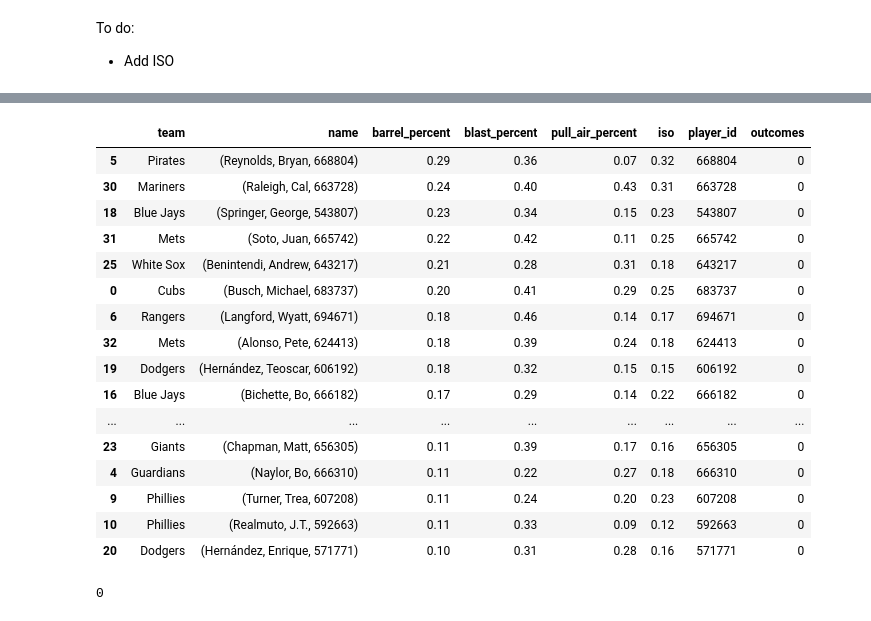
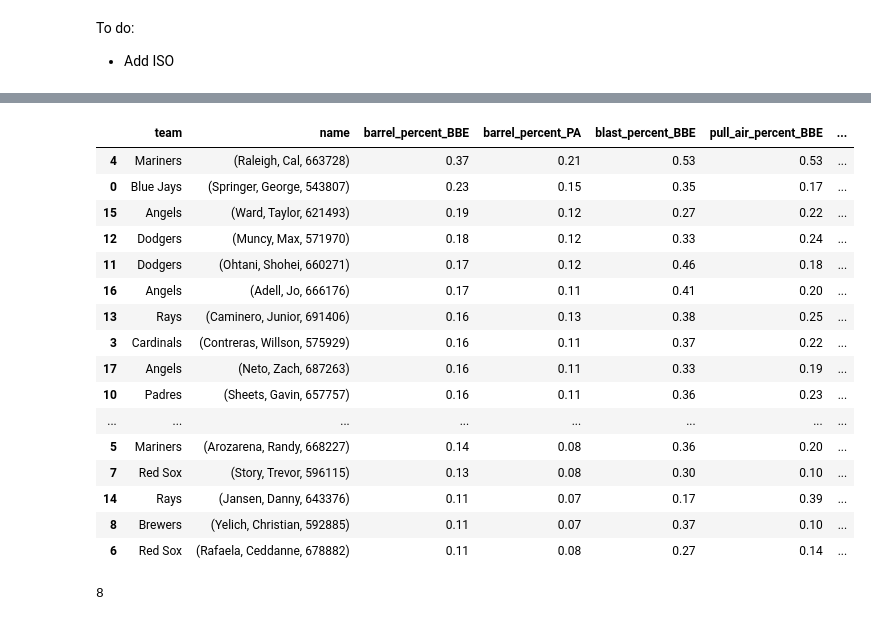
Before and after one commit to ayzhu-7/mlb_hitting_project, a Jupyter notebook: Baseball_Stat_Investigation.ipynb, the cells around one changed output, grey strips where cells are left out. Drawn from its saved outputs; the diff is of its cells as text; code cells hidden in the pictures.

Commit message:
added some backtesting data

```diff
--- a/Baseball_Stat_Investigation.ipynb
+++ b/Baseball_Stat_Investigation.ipynb
@@ -22,8 +22,9 @@ pd.set_option('display.float_format', '{:.2f}'.format)
 team_ids = [138, 140, 145, 110, 111, 144, 158, 143, 133, 141, 108, 114, 115, 121, 137, 146, 116, 118, 139, 117, 113, 112, 142, 136, 120, 109, 134, 135, 147, 119]
 # %%
 # Update roster player ids
-reload = True
+reload = False
 if reload:
     player_id_mapping = map_player_ids(team_ids)
+    player_id_mapping.to_csv('player_id_mapping.csv', index=False)
 else:
     player_id_mapping = pd.read_csv('player_id_mapping.csv')
@@ -112,19 +89,19 @@ fa1d935c1d67073458a1f970bc434075
 pitcher_barrels = statcast_pitcher_exitvelo_barrels(2025)
 # %%
 start_date = (date.today() + pd.DateOffset(days=-30)).strftime('%Y-%m-%d')
+print("start date: ", start_date)
 # start_date = '2025-05-01'
 end_date = today
+print("end date: ", end_date)
 # end_date = '2025-06-03'
 pitcher_ids = get_starting_ids(days_offset=days_offset)
 pitcher_id_nos = [p[0] for p in pitcher_ids]
-starters_data = {}
 pitchers_arsenals = {}
 pitcher_opponents = {}
 pitcher_games = {}
 for id, opposing_team, game_id in pitcher_ids:
     pitcher_data = statcast_pitcher(start_dt=start_date, end_dt=end_date,player_id=id)
     pitcher_opponents[id] = opposing_team
-    starters_data[id] = pitcher_data.copy()
     pitcher_games[id] = game_id
     pitchers_arsenals[id] = {'R': get_pitch_arsenal(pitcher_data, 'R'), 'L': get_pitch_arsenal(pitcher_data, 'L')}
 # %% [output]
@@ -244,7 +217,7 @@ def get_hitter_barrels(hitter_barrels, hitter_ids, start_date, end_date, pitch_m
     hitter_barrels_copy['barrel_percentage'] = hitter_barrels_copy.apply(lambda row: get_barrel_pcts(row['barrel_data']), axis=1)
     hitter_barrels_copy['barrel_qual'] = hitter_barrels_copy['barrel_percentage'].apply(lambda x: check_barrel_pcts(x))
     # print(hitter_barrels_copy['barrel_qual'])
-    filtered = hitter_barrels_copy[hitter_barrels_copy['barrel_qual'].apply(lambda x: x != [0,0,0,0])].copy()
+    filtered = hitter_barrels_copy[hitter_barrels_copy['barrel_qual'].apply(lambda x: x != [0,0,0,0,0,0,0])].copy()
     # print(filtered)
     if len(filtered) > 3:
         # Create a new column with just the first element
@@ -304,18 +271,28 @@ all_keys = {}
 teams = []
 names = []
 barrels = []
+barrels_pa = []
 blasts = []
 pull_air = []
 iso = []
+total_bbe = []
+hitter_side = []
+new_batters_ids = []
+new_batters_names = []
 for index, row in hitter_pitcher_df.iterrows():
     for key in row['hitter_barrels']:
-        all_keys[(row['hitter_team'], key)] = [f"{float(val):.3f}" for val in row['hitter_barrels'][key]]
+        all_keys[(row['hitter_team'], key)] = [f"{float(val):.3f}" for val in row['hitter_barrels'][key] if val not in ['L','R']]
         teams.append(row['hitter_team'])
         names.append(key)
         barrels.append(row['hitter_barrels'][key][0])
-        blasts.append(row['hitter_barrels'][key][1])
-        pull_air.append(row['hitter_barrels'][key][2])
-        iso.append(row['hitter_barrels'][key][3])
+        barrels_pa.append(row['hitter_barrels'][key][1])
+        blasts.append(row['hitter_barrels'][key][2])
+        pull_air.append(row['hitter_barrels'][key][3])
+        iso.append(row['hitter_barrels'][key][4])
+        total_bbe.append(row['hitter_barrels'][key][6])
+        hitter_side.append(row['hitter_barrels'][key][5])
+        new_batters_ids.append(key[1])
+        new_batters_names.append(key[0])
 sorted_batters = all_keys.items()
 sorted_batters = sorted(sorted_batters, key=lambda x: x[1], reverse=True)
 # for batter in sorted_batters:
@@ -324,11 +301,14 @@ sorted_batters = sorted(sorted_batters, key=lambda x: x[1], reverse=True)
 chosen_hitters = pd.DataFrame({
     'team': teams,
     'name': names,
-    'barrel_percent': barrels,
-    'blast_percent': blasts,
-    'pull_air_percent': pull_air,
-    'iso': iso
+    'barrel_percent_BBE': barrels,
+    'barrel_percent_PA': barrels_pa,
+    'blast_percent_BBE': blasts,
+    'pull_air_percent_BBE': pull_air,
+    'iso_AB': iso,
+    'total_bbe': total_bbe,
+    'hitter_side': hitter_side
 })
-chosen_hitters = chosen_hitters.sort_values(by='barrel_percent', ascending=False)
+chosen_hitters = chosen_hitters.sort_values(by='barrel_percent_BBE', ascending=False)
 chosen_hitters
 # %% [output]
@@ -362,7 +342,7 @@ To do:
 # abs_avg
 # %%
 chosen_hitters['player_id'] = chosen_hitters['name'].apply(lambda x: x[-1])
-chosen_hitters['outcomes'] = chosen_hitters['player_id'].apply(lambda x: get_hitter_outcomes(x, yesterday, yesterday))
+chosen_hitters['yesterday_outcomes'] = chosen_hitters.apply(lambda row: get_hitter_outcomes(row['player_id'], yesterday, yesterday, row['hitter_side']), axis=1)
 chosen_hitters
 # %% [output]
 Gathering Player Data
@@ -385,24 +365,24 @@ Gathering Player Data
-|  | team | name | barrel_percent | blast_percent | pull_air_percent | iso | player_id | outcomes |
-| 5 | Pirates | (Reynolds, Bryan, 668804) | 0.29 | 0.36 | 0.07 | 0.32 | 668804 | 0 |
-| 30 | Mariners | (Raleigh, Cal, 663728) | 0.24 | 0.40 | 0.43 | 0.31 | 663728 | 0 |
-| 18 | Blue Jays | (Springer, George, 543807) | 0.23 | 0.34 | 0.15 | 0.23 | 543807 | 0 |
-| 31 | Mets | (Soto, Juan, 665742) | 0.22 | 0.42 | 0.11 | 0.25 | 665742 | 0 |
-| 25 | White Sox | (Benintendi, Andrew, 643217) | 0.21 | 0.28 | 0.31 | 0.18 | 643217 | 0 |
-| 0 | Cubs | (Busch, Michael, 683737) | 0.20 | 0.41 | 0.29 | 0.25 | 683737 | 0 |
-| 6 | Rangers | (Langford, Wyatt, 694671) | 0.18 | 0.46 | 0.14 | 0.17 | 694671 | 0 |
-| 32 | Mets | (Alonso, Pete, 624413) | 0.18 | 0.39 | 0.24 | 0.18 | 624413 | 0 |
-| 19 | Dodgers | (Hernández, Teoscar, 606192) | 0.18 | 0.32 | 0.15 | 0.15 | 606192 | 0 |
-| 16 | Blue Jays | (Bichette, Bo, 666182) | 0.17 | 0.29 | 0.14 | 0.22 | 666182 | 0 |
-| ... | ... | ... | ... | ... | ... | ... | ... | ... |
-| 23 | Giants | (Chapman, Matt, 656305) | 0.11 | 0.39 | 0.17 | 0.16 | 656305 | 0 |
-| 4 | Guardians | (Naylor, Bo, 666310) | 0.11 | 0.22 | 0.27 | 0.18 | 666310 | 0 |
-| 9 | Phillies | (Turner, Trea, 607208) | 0.11 | 0.24 | 0.20 | 0.23 | 607208 | 0 |
-| 10 | Phillies | (Realmuto, J.T., 592663) | 0.11 | 0.33 | 0.09 | 0.12 | 592663 | 0 |
-| 20 | Dodgers | (Hernández, Enrique, 571771) | 0.10 | 0.31 | 0.28 | 0.16 | 571771 | 0 |
+|  | team | name | barrel_percent_BBE | barrel_percent_PA | blast_percent_BBE | pull_air_percent_BBE | ... |
+| 4 | Mariners | (Raleigh, Cal, 663728) | 0.37 | 0.21 | 0.53 | 0.53 | ... |
+| 0 | Blue Jays | (Springer, George, 543807) | 0.23 | 0.15 | 0.35 | 0.17 | ... |
+| 15 | Angels | (Ward, Taylor, 621493) | 0.19 | 0.12 | 0.27 | 0.22 | ... |
+| 12 | Dodgers | (Muncy, Max, 571970) | 0.18 | 0.12 | 0.33 | 0.24 | ... |
+| 11 | Dodgers | (Ohtani, Shohei, 660271) | 0.17 | 0.12 | 0.46 | 0.18 | ... |
+| 16 | Angels | (Adell, Jo, 666176) | 0.17 | 0.11 | 0.41 | 0.20 | ... |
+| 13 | Rays | (Caminero, Junior, 691406) | 0.16 | 0.13 | 0.38 | 0.25 | ... |
+| 3 | Cardinals | (Contreras, Willson, 575929) | 0.16 | 0.11 | 0.37 | 0.22 | ... |
+| 17 | Angels | (Neto, Zach, 687263) | 0.16 | 0.11 | 0.33 | 0.19 | ... |
+| 10 | Padres | (Sheets, Gavin, 657757) | 0.16 | 0.11 | 0.36 | 0.23 | ... |
+| ... | ... | ... | ... | ... | ... | ... | ... |
+| 5 | Mariners | (Arozarena, Randy, 668227) | 0.14 | 0.08 | 0.36 | 0.20 | ... |
+| 7 | Red Sox | (Story, Trevor, 596115) | 0.13 | 0.08 | 0.30 | 0.10 | ... |
+| 14 | Rays | (Jansen, Danny, 643376) | 0.11 | 0.07 | 0.17 | 0.39 | ... |
+| 8 | Brewers | (Yelich, Christian, 592885) | 0.11 | 0.07 | 0.37 | 0.10 | ... |
+| 6 | Red Sox | (Rafaela, Ceddanne, 678882) | 0.11 | 0.08 | 0.27 | 0.14 | ... |
 # %%
-len(chosen_hitters[chosen_hitters['outcomes'] > 1.5])
+len(chosen_hitters[chosen_hitters['yesterday_outcomes'] > 1.5])
 # %% [output]
-0
+8
 # %%
 len(chosen_hitters)
 # %% [output]
```
Also changed, not shown: parts of 15 cells of this notebook, 6 other files.
